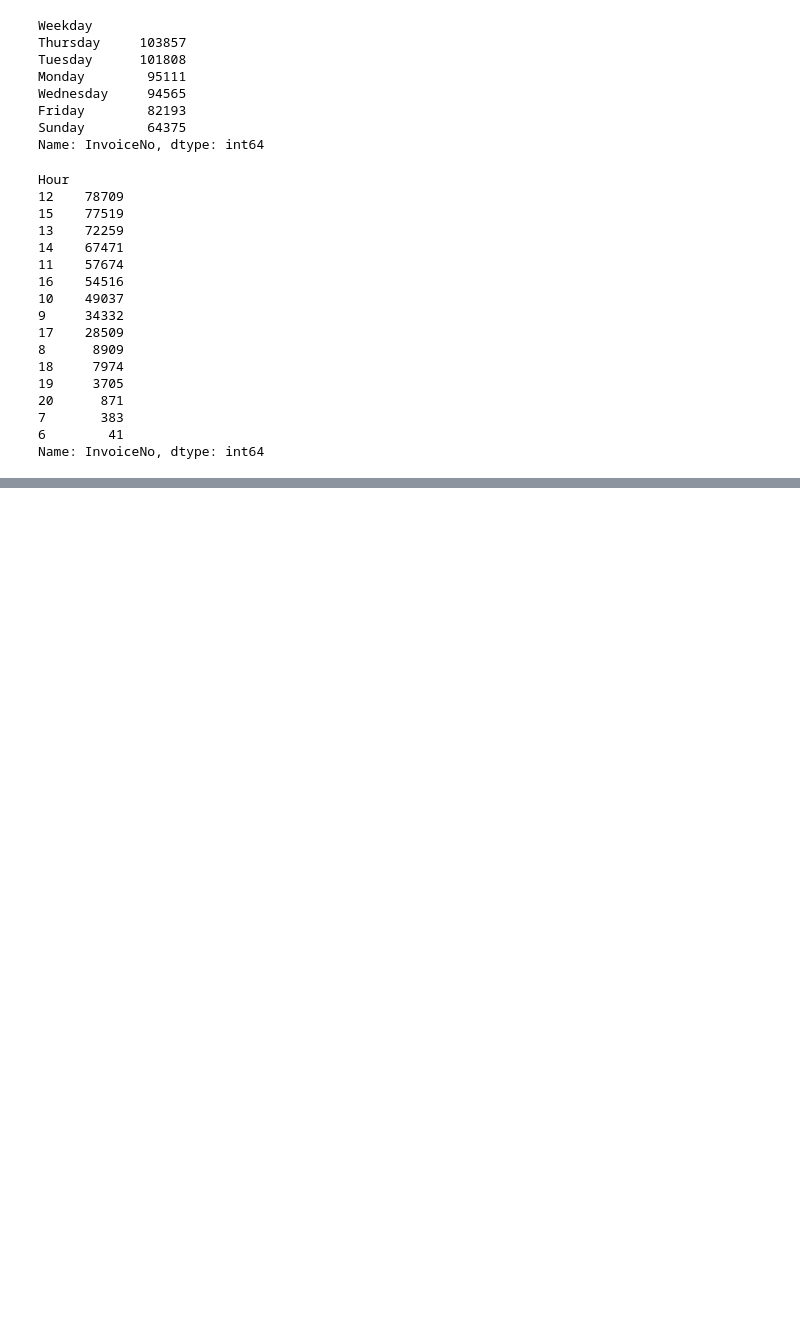
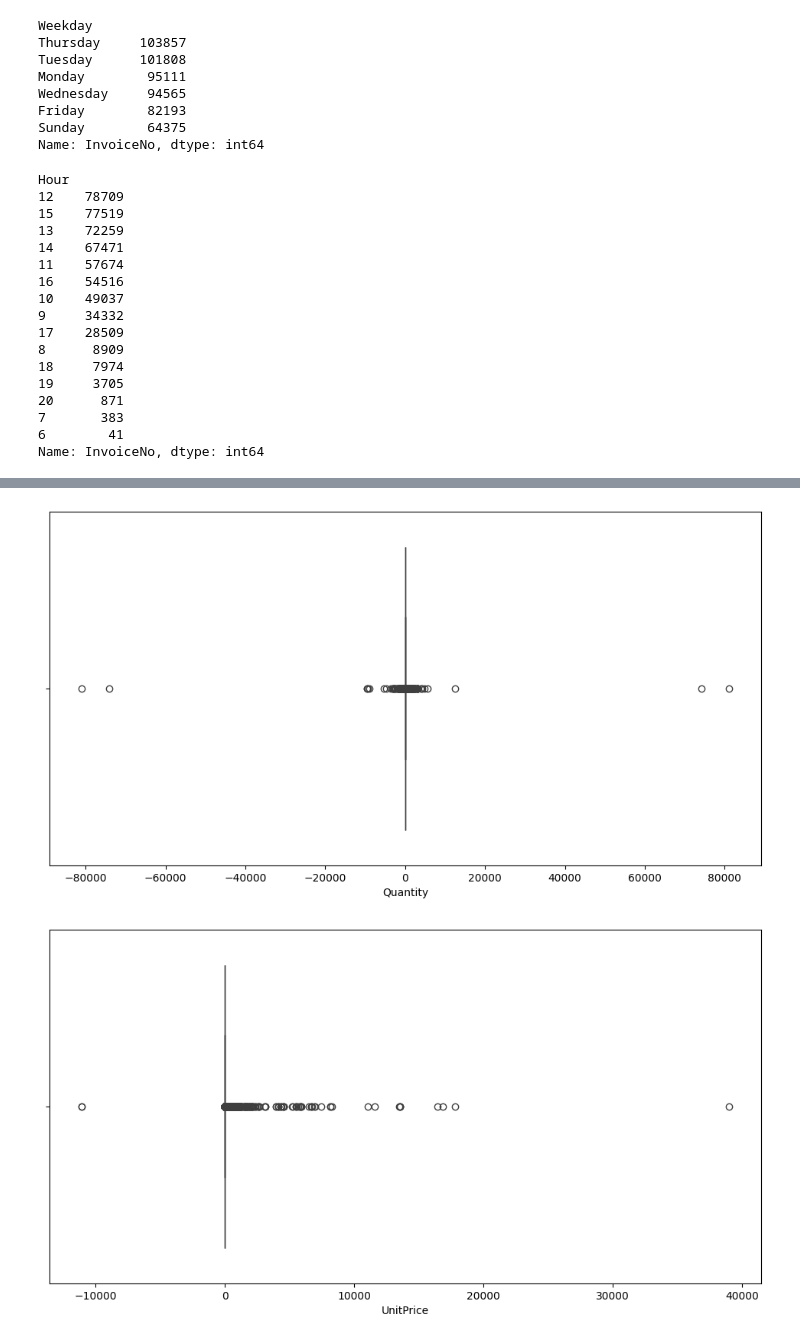
Before and after one commit to amritanshu1968-wq/data-implementation, a Jupyter notebook: Retail_Analysis.ipynb, the cells around one changed output, grey strips where cells are left out. Drawn from its saved outputs; the diff is of its cells as text; code cells hidden in the pictures; blank space fills up the shorter version.

```diff
--- a/Retail_Analysis.ipynb
+++ b/Retail_Analysis.ipynb
@@ -384,0 +457,11 @@ Name: InvoiceNo, dtype: int64
+# %%
+#outliers detection
+plt.figure(figsize=(12,6))
+sns.boxplot(x=df["Quantity"])
+plt.show()
+plt.figure(figsize=(12,6))
+sns.boxplot(x=df["UnitPrice"])
+plt.show()
+# %% [output]
+[figure, added]
+[figure, added]
```
Also changed, not shown: parts of 7 cells of this notebook.
